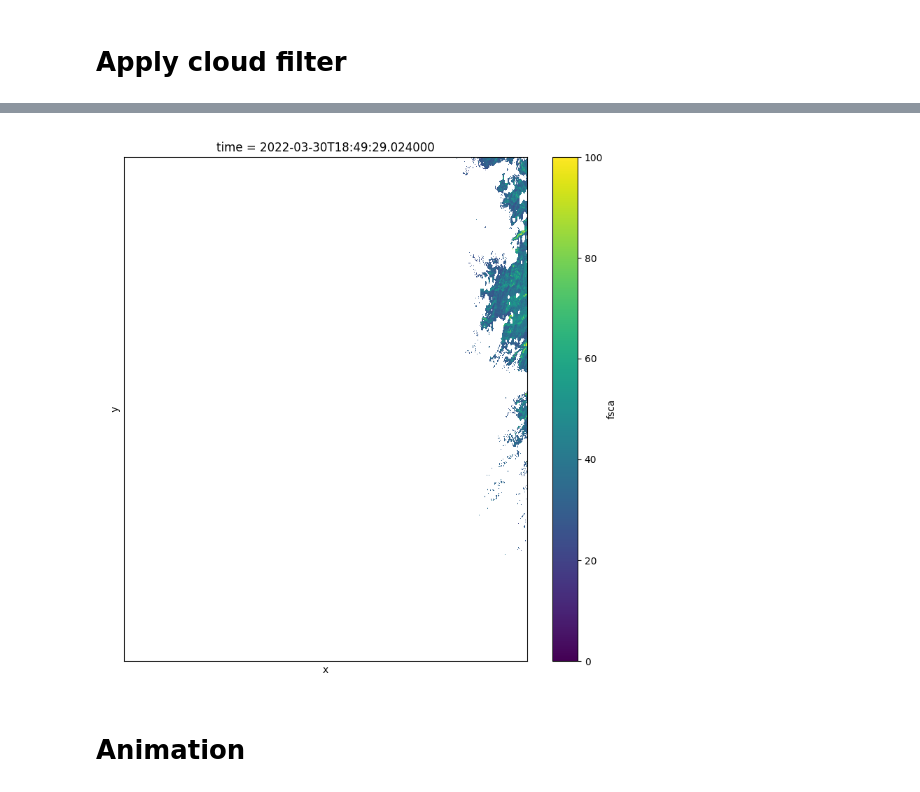
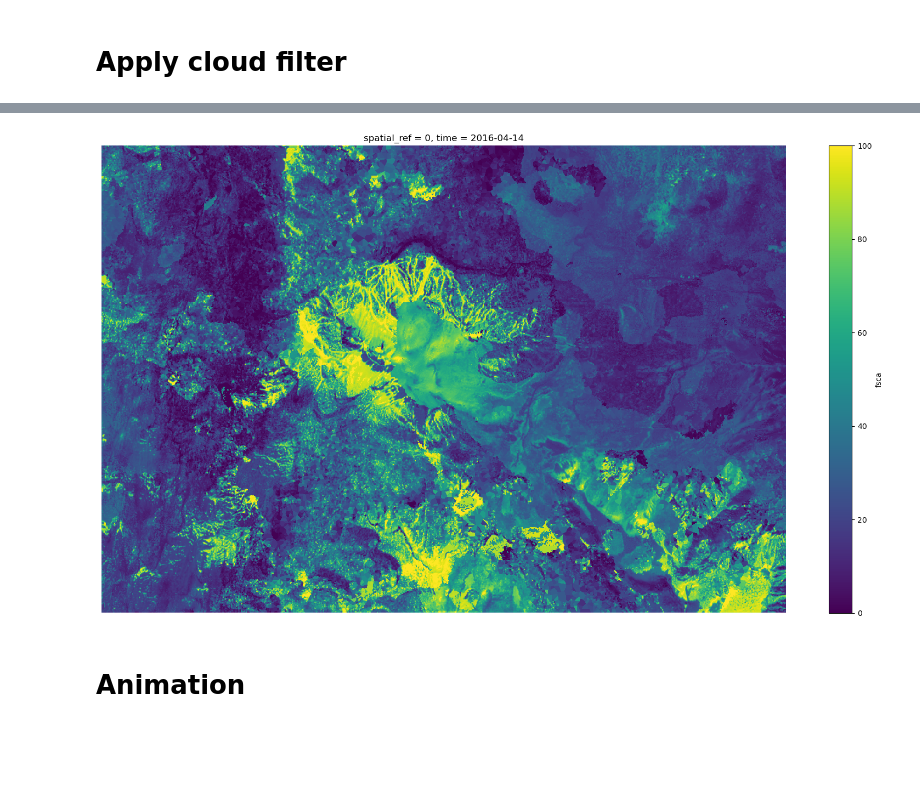
Before and after one commit to edwardbair/SpiPy, a Jupyter notebook: examples/animations.ipynb, the cells around one changed output, grey strips where cells are left out. Saved outputs shown, nothing was run; the diff lists cells and outputs as text; code cells hidden in the pictures; blank space fills up the shorter version.

```diff
--- a/examples/animations.ipynb
+++ b/examples/animations.ipynb
@@ -10,8 +9,8 @@ import pyproj
 import matplotlib.pyplot as plt
 from matplotlib.animation import FuncAnimation
 # %%
-region = 'LBNL'
-zarr_store = f'/tablespace/sentinel2/{region}_results.zarr'
+region = 'UCSB'
+zarr_store = f'/data/sentinel2/zarrs_v3/{region}_final.zarr'
 ds = xarray.open_zarr(zarr_store)
 # %%
 ds = ds.sortby('time')
@@ -23,4 +19,2 @@ ds_shaprend = xarray.open_zarr(zarr_store)
-# %%
-ds['fsca'] = ds['fsca'].where(ds_shaprend['CLD']<0.4)
 # %%
 variable = 'fsca'
@@ -27,11 +40,15 @@ variable = 'fsca'
 # %%
-fig, ax = plt.subplots(figsize=(8, 8), dpi=100)
+fig, ax = plt.subplots(figsize=(16, 9), dpi=100)
 
 margin = 0.05
 fig.subplots_adjust(left=margin, right=1-margin, top=1-margin, bottom=margin)
 im = ds[variable].isel(time=5).plot.imshow(ax=ax, add_colorbar=True, xticks=[], yticks=[], add_labels=True)
+
+ax.set_aspect('equal')
+ax.axis('off')
+fig.tight_layout()
 # %% [output]
-[figure, old version]
+[figure, new version]
 # %% [markdown]
 # Animation
 # %%
```
Also changed, not shown: parts of 6 cells of this notebook, 45 other files.
